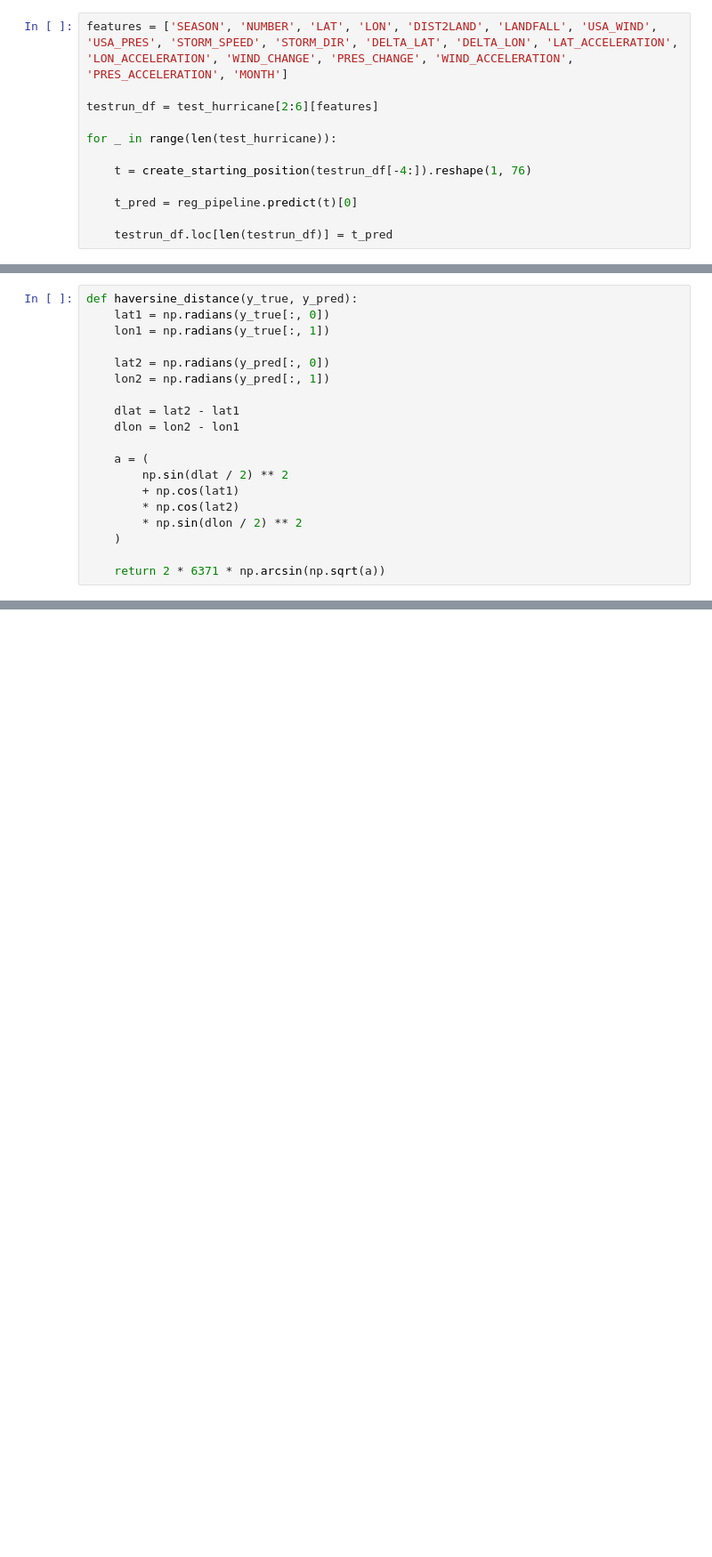
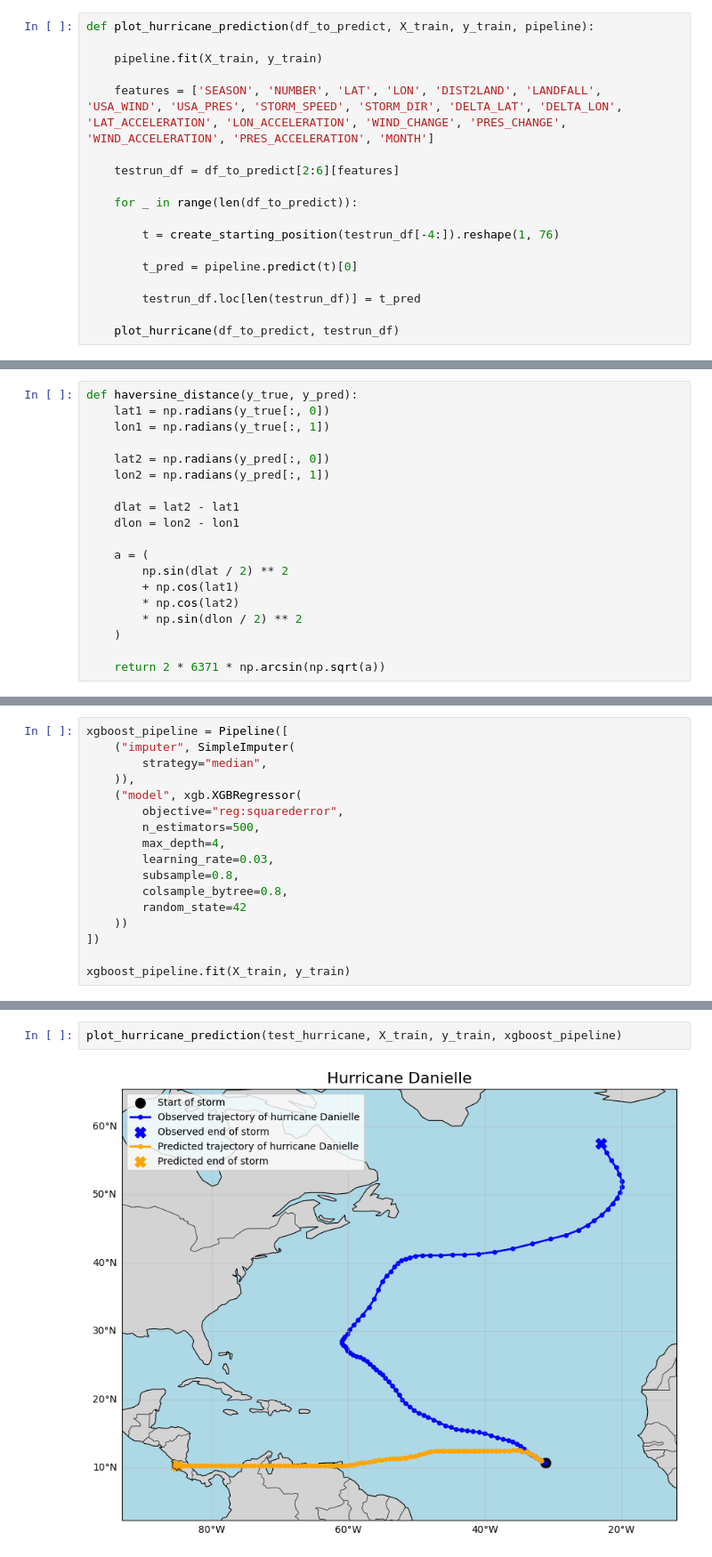
Before and after one commit to tomneisel/hurricane-trajectory, a Jupyter notebook: notebooks/trajectory_prediction.ipynb, the cells around one changed output, grey strips where cells are left out. Shown at 89% size. Cells and saved outputs as stored; diff of their text form; blank space fills up the shorter version.

```diff
--- a/notebooks/trajectory_prediction.ipynb
+++ b/notebooks/trajectory_prediction.ipynb
@@ -218,14 +227,20 @@ def create_starting_position(df: pd.DataFrame):
 
     return np.array(df)
 # %%
-features = ['SEASON', 'NUMBER', 'LAT', 'LON', 'DIST2LAND', 'LANDFALL', 'USA_WIND', 'USA_PRES', 'STORM_SPEED', 'STORM_DIR', 'DELTA_LAT', 'DELTA_LON', 'LAT_ACCELERATION', 'LON_ACCELERATION', 'WIND_CHANGE', 'PRES_CHANGE', 'WIND_ACCELERATION', 'PRES_ACCELERATION', 'MONTH']
+def plot_hurricane_prediction(df_to_predict, X_train, y_train, pipeline):
 
-testrun_df = test_hurricane[2:6][features]
+    pipeline.fit(X_train, y_train)
 
-for _ in range(len(test_hurricane)):
+    features = ['SEASON', 'NUMBER', 'LAT', 'LON', 'DIST2LAND', 'LANDFALL', 'USA_WIND', 'USA_PRES', 'STORM_SPEED', 'STORM_DIR', 'DELTA_LAT', 'DELTA_LON', 'LAT_ACCELERATION', 'LON_ACCELERATION', 'WIND_CHANGE', 'PRES_CHANGE', 'WIND_ACCELERATION', 'PRES_ACCELERATION', 'MONTH']
 
-    t = create_starting_position(testrun_df[-4:]).reshape(1, 76)
+    testrun_df = df_to_predict[2:6][features]
 
-    t_pred = reg_pipeline.predict(t)[0]
+    for _ in range(len(df_to_predict)):
 
-    testrun_df.loc[len(testrun_df)] = t_pred
+        t = create_starting_position(testrun_df[-4:]).reshape(1, 76)
+
+        t_pred = pipeline.predict(t)[0]
+
+        testrun_df.loc[len(testrun_df)] = t_pred
+
+    plot_hurricane(df_to_predict, testrun_df)
@@ -289,0 +270,17 @@ plt.plot(distance_diff_df["mean"])
+# %%
+xgboost_pipeline = Pipeline([
+    ("imputer", SimpleImputer(
+        strategy="median",
+    )),
+    ("model", xgb.XGBRegressor(
+        objective="reg:squarederror",
+        n_estimators=500,
+        max_depth=4,
+        learning_rate=0.03,
+        subsample=0.8,
+        colsample_bytree=0.8,
+        random_state=42
+    ))
+])
+
+xgboost_pipeline.fit(X_train, y_train)
@@ -289,0 +359,4 @@ plt.plot(distance_diff_df["mean"])
+# %%
+plot_hurricane_prediction(test_hurricane, X_train, y_train, xgboost_pipeline)
+# %% [output]
+[figure, added]
```
Also changed, not shown: parts of 17 cells of this notebook.
